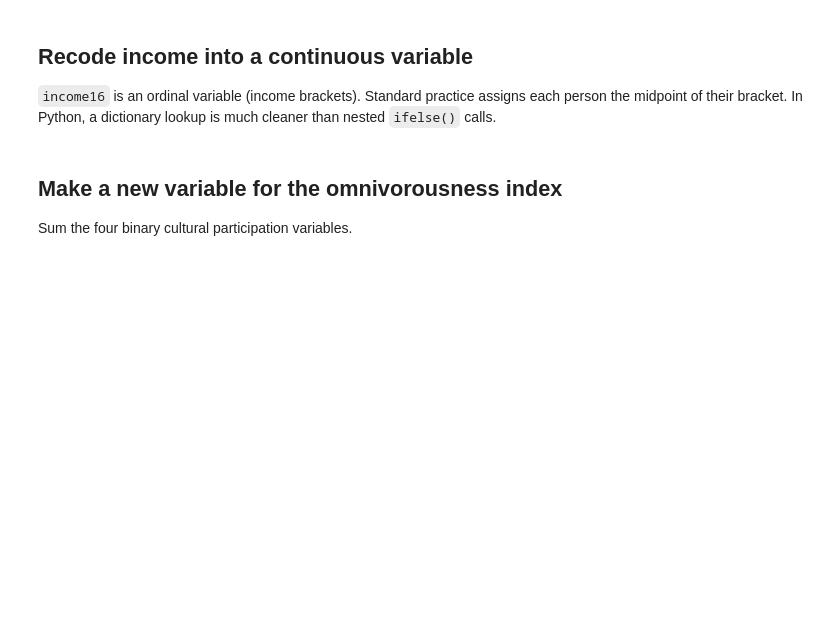
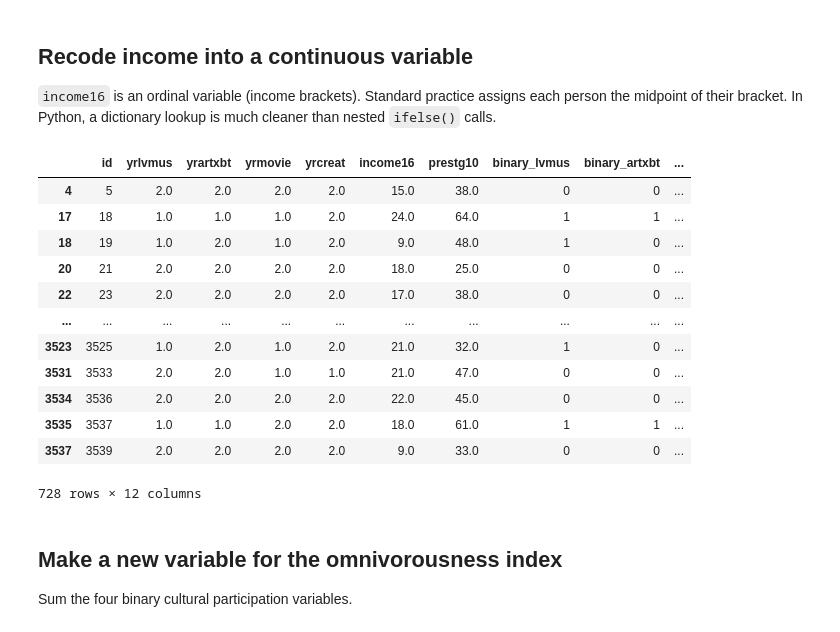
Before and after one commit to xiangyum/hs4002labs_2026, a Jupyter notebook: week3/week3_notebook_student.ipynb, the cells around one changed output. Drawn from its saved outputs; the diff is of its cells as text; code cells hidden in the pictures; blank space fills up the shorter version.

```diff
--- a/week3/week3_notebook_student.ipynb
+++ b/week3/week3_notebook_student.ipynb
@@ -21,7 +21,7 @@ from scipy.stats import skew, kurtosis
 raw_df = pd.read_csv("gss2022_mini.csv")
 
 chosen_variables = [
-	"id", "yrlvmus" ...]
+	"id", "yrlvmus", "yrartxbt", "yrmovie", "yrcreat", "income16", "prestg10"]
 
 df = raw_df[chosen_variables].copy()
 # %% [markdown]
@@ -44,11 +44,27 @@ df['binary_creat']  =
 # %%
 # Recode income16 (ordinal brackets) to continuous midpoint values
 # This replaces the deeply nested ifelse() chain from the R version
 income_map = {
-	1: 500,    2: 2000,
-	...
+	1: 500, 2: 2000, 3: 3500, 4: 4500, 5: 5500, 6: 6500, 7: 7500, 8: 9000, 9: 11250, 10: 13750, 11: 16250, 12: 18750,
+13: 21250, 14: 23750, 15: 27500, 16: 32500, 17: 37500, 18: 42500, 19: 55000, 20: 67500, 21: 82500, 22: 100000, 23: 120000,
+24: 140000, 25: 160000
 }
 df['income_cont'] = df['income16'].map(income_map)
+df
+# %% [output]
+|  | id | yrlvmus | yrartxbt | yrmovie | yrcreat | income16 | prestg10 | binary_lvmus | binary_artxbt | ... |
+| 4 | 5 | 2.0 | 2.0 | 2.0 | 2.0 | 15.0 | 38.0 | 0 | 0 | ... |
+| 17 | 18 | 1.0 | 1.0 | 1.0 | 2.0 | 24.0 | 64.0 | 1 | 1 | ... |
+| 18 | 19 | 1.0 | 2.0 | 1.0 | 2.0 | 9.0 | 48.0 | 1 | 0 | ... |
+| 20 | 21 | 2.0 | 2.0 | 2.0 | 2.0 | 18.0 | 25.0 | 0 | 0 | ... |
+| 22 | 23 | 2.0 | 2.0 | 2.0 | 2.0 | 17.0 | 38.0 | 0 | 0 | ... |
+| ... | ... | ... | ... | ... | ... | ... | ... | ... | ... | ... |
+| 3523 | 3525 | 1.0 | 2.0 | 1.0 | 2.0 | 21.0 | 32.0 | 1 | 0 | ... |
+| 3531 | 3533 | 2.0 | 2.0 | 1.0 | 1.0 | 21.0 | 47.0 | 0 | 0 | ... |
+| 3534 | 3536 | 2.0 | 2.0 | 2.0 | 2.0 | 22.0 | 45.0 | 0 | 0 | ... |
+| 3535 | 3537 | 1.0 | 1.0 | 2.0 | 2.0 | 18.0 | 61.0 | 1 | 1 | ... |
+| 3537 | 3539 | 2.0 | 2.0 | 2.0 | 2.0 | 9.0 | 33.0 | 0 | 0 | ... |
+728 rows × 12 columns
 # %% [markdown]
 ## Make a new variable for the omnivorousness index
 
```
Also changed, not shown: parts of 13 cells of this notebook, 5 other files.
